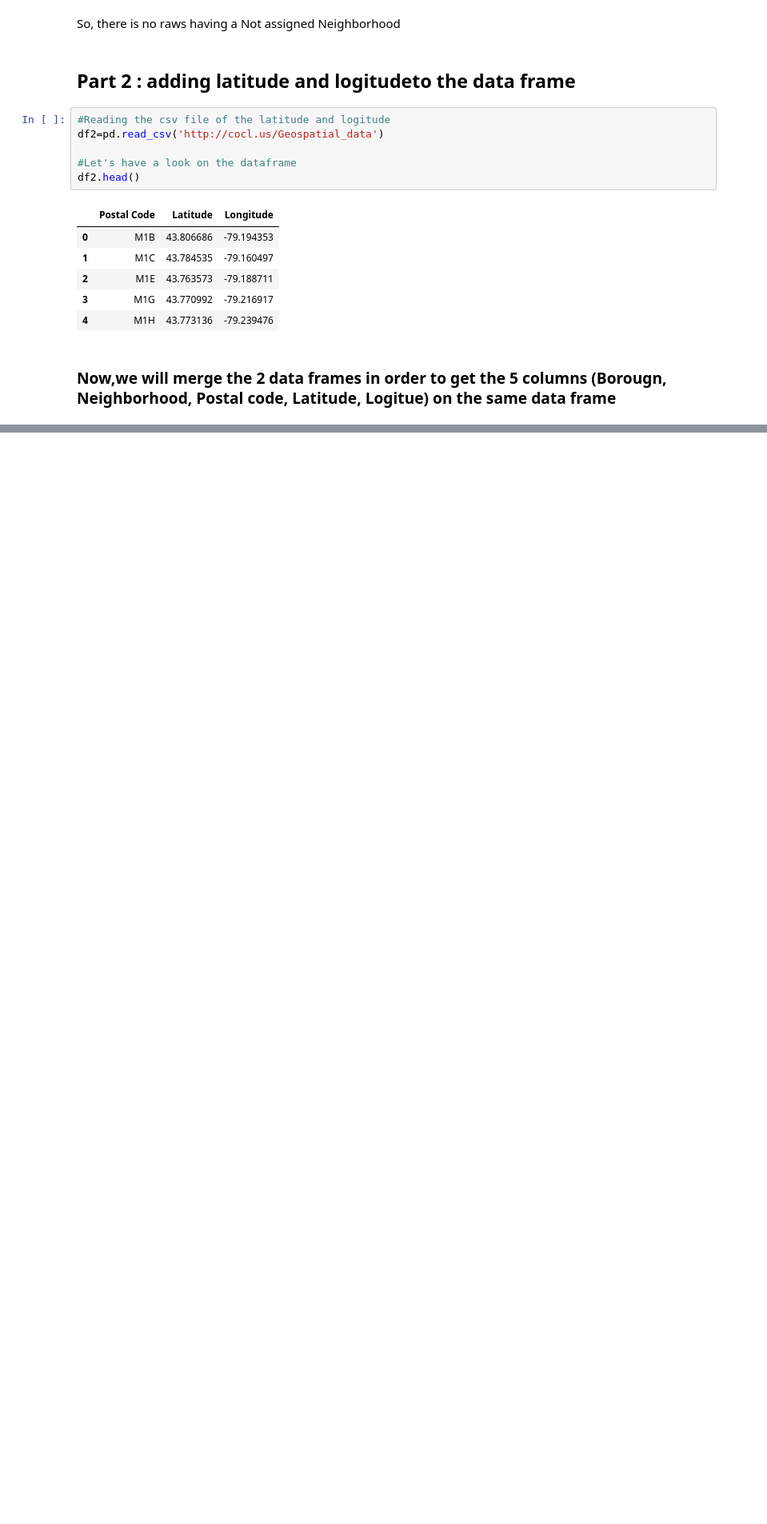
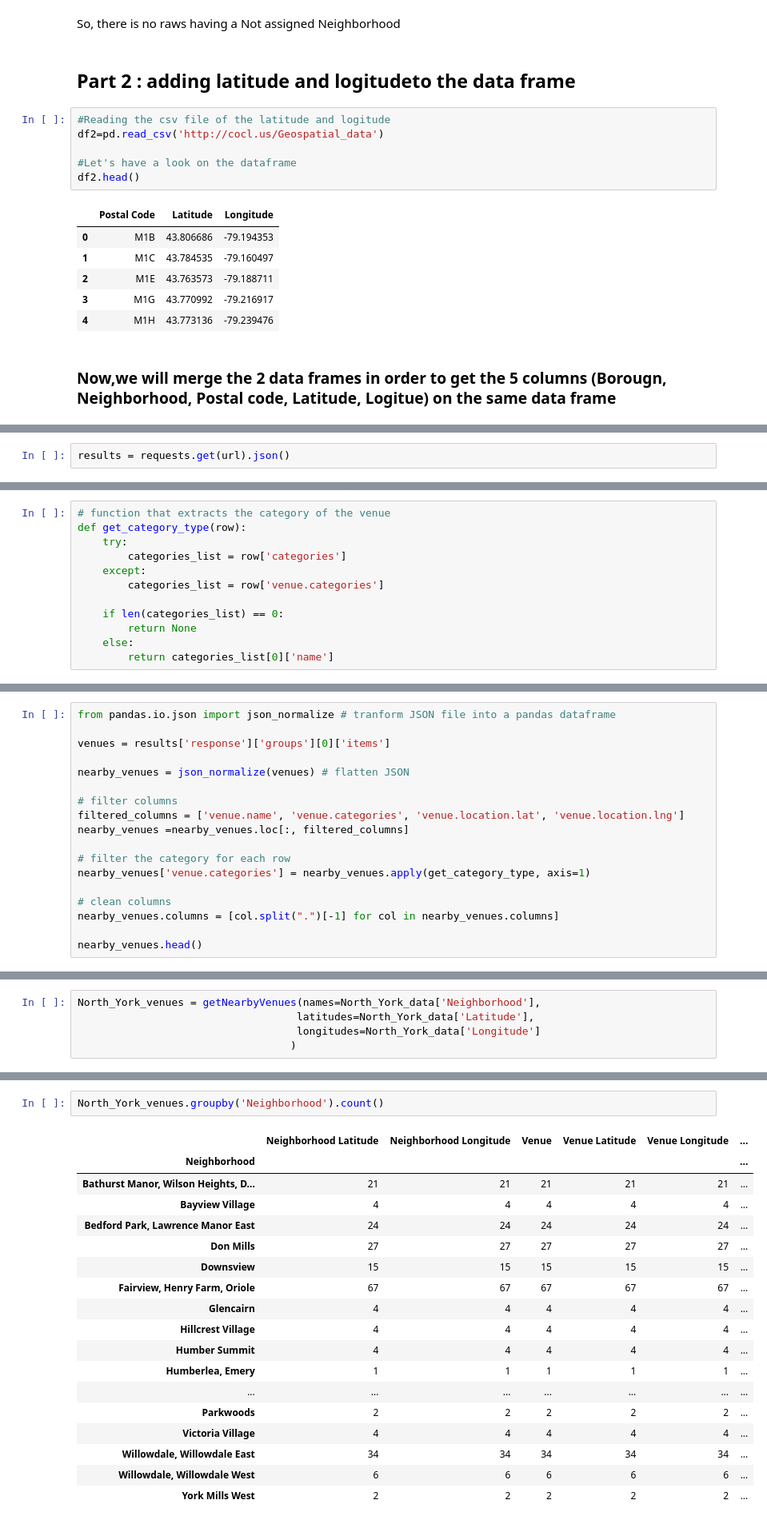
Before and after one commit to Desperados113/Created-on-IBM-plateforme, a Jupyter notebook: Capstone Project Course Assignment.ipynb, the cells around one changed output, grey strips where cells are left out. Shown: that part at 80% size. Cells and saved outputs as stored; diff of their text form; blank space fills up the shorter version.

```diff
--- a/Capstone Project Course Assignment.ipynb
+++ b/Capstone Project Course Assignment.ipynb
@@ -123,0 +224,2 @@ Shape of the data frame :  (103, 5)
+# %%
+results = requests.get(url).json()
@@ -123,0 +228,12 @@ Shape of the data frame :  (103, 5)
+# %%
+# function that extracts the category of the venue
+def get_category_type(row):
+    try:
+        categories_list = row['categories']
+    except:
+        categories_list = row['venue.categories']
+
+    if len(categories_list) == 0:
+        return None
+    else:
+        return categories_list[0]['name']
@@ -123,0 +242,18 @@ Shape of the data frame :  (103, 5)
+# %%
+from pandas.io.json import json_normalize # tranform JSON file into a pandas dataframe
+
+venues = results['response']['groups'][0]['items']
+
+nearby_venues = json_normalize(venues) # flatten JSON
+
+# filter columns
+filtered_columns = ['venue.name', 'venue.categories', 'venue.location.lat', 'venue.location.lng']
+nearby_venues =nearby_venues.loc[:, filtered_columns]
+
+# filter the category for each row
+nearby_venues['venue.categories'] = nearby_venues.apply(get_category_type, axis=1)
+
+# clean columns
+nearby_venues.columns = [col.split(".")[-1] for col in nearby_venues.columns]
+
+nearby_venues.head()
@@ -123,0 +312,5 @@ Shape of the data frame :  (103, 5)
+# %%
+North_York_venues = getNearbyVenues(names=North_York_data['Neighborhood'],
+                                   latitudes=North_York_data['Latitude'],
+                                   longitudes=North_York_data['Longitude']
+                                  )
@@ -123,0 +341,21 @@ Shape of the data frame :  (103, 5)
+# %%
+North_York_venues.groupby('Neighborhood').count()
+# %% [output]
+|  | Neighborhood Latitude | Neighborhood Longitude | Venue | Venue Latitude | Venue Longitude | ... |
+| Neighborhood |  |  |  |  |  | ... |
+| Bathurst Manor, Wilson Heights, D... | 21 | 21 | 21 | 21 | 21 | ... |
+| Bayview Village | 4 | 4 | 4 | 4 | 4 | ... |
+| Bedford Park, Lawrence Manor East | 24 | 24 | 24 | 24 | 24 | ... |
+| Don Mills | 27 | 27 | 27 | 27 | 27 | ... |
+| Downsview | 15 | 15 | 15 | 15 | 15 | ... |
+| Fairview, Henry Farm, Oriole | 67 | 67 | 67 | 67 | 67 | ... |
+| Glencairn | 4 | 4 | 4 | 4 | 4 | ... |
+| Hillcrest Village | 4 | 4 | 4 | 4 | 4 | ... |
+| Humber Summit | 4 | 4 | 4 | 4 | 4 | ... |
+| Humberlea, Emery | 1 | 1 | 1 | 1 | 1 | ... |
+| ... | ... | ... | ... | ... | ... | ... |
+| Parkwoods | 2 | 2 | 2 | 2 | 2 | ... |
+| Victoria Village | 4 | 4 | 4 | 4 | 4 | ... |
+| Willowdale, Willowdale East | 34 | 34 | 34 | 34 | 34 | ... |
+| Willowdale, Willowdale West | 6 | 6 | 6 | 6 | 6 | ... |
+| York Mills West | 2 | 2 | 2 | 2 | 2 | ... |
```
Also changed, not shown: parts of 35 cells of this notebook.
